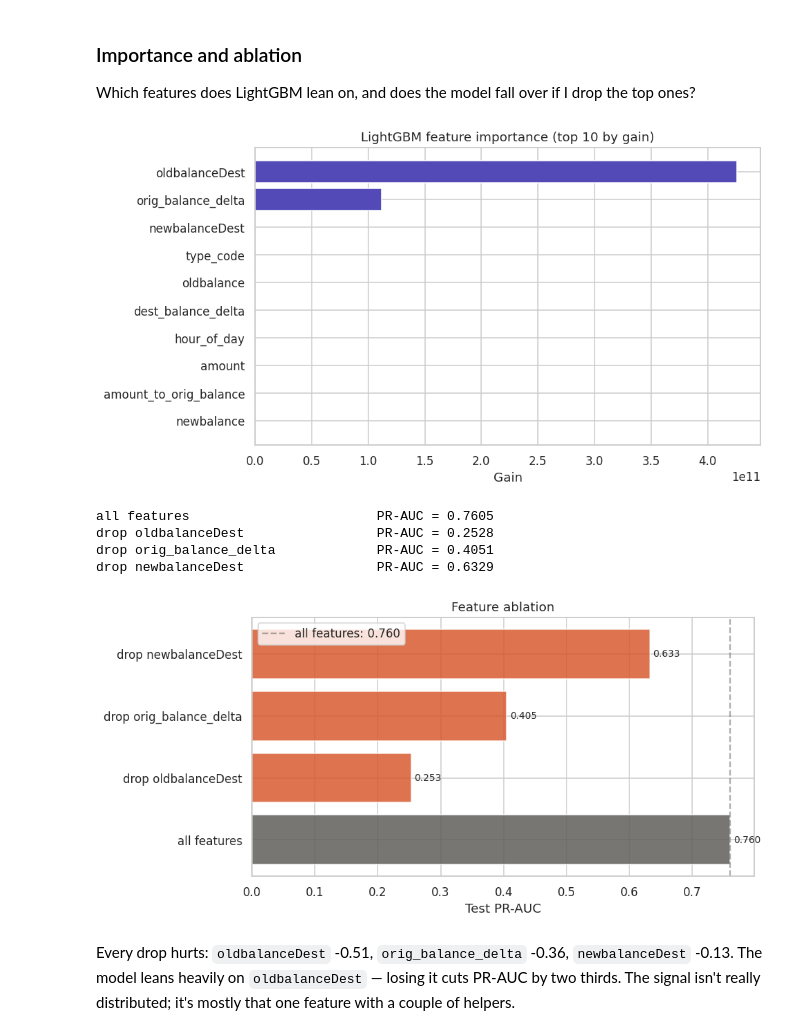
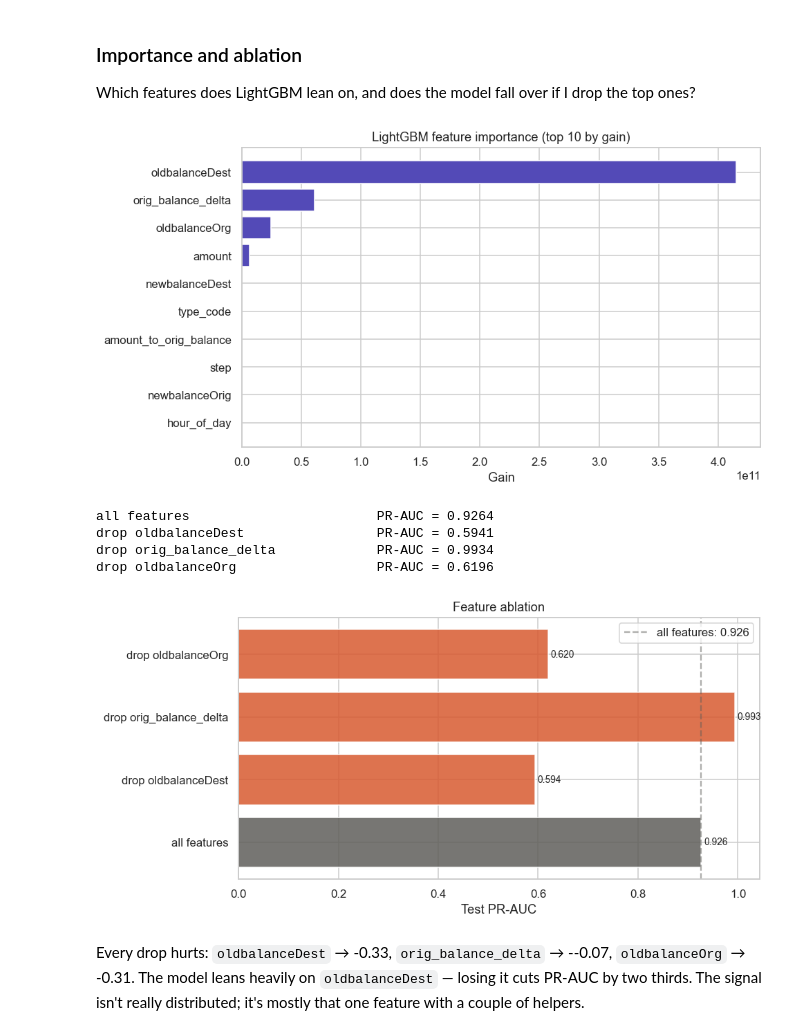
Before and after one commit to silasyakalim/fraud-detection-mobile-money, a Jupyter notebook: notebooks/fraud_detection_analysis.ipynb, the cells around one changed output. Cells and saved outputs as stored; diff of their text form; code cells hidden in the pictures.

```diff
--- a/notebooks/fraud_detection_analysis.ipynb
+++ b/notebooks/fraud_detection_analysis.ipynb
@@ -279,8 +279,8 @@ FEATURE_COLS = [
     'step',
     'type_code',
     'amount',
-    'oldbalance',
-    'newbalance',
+    'oldbalanceOrg',
+    'newbalanceOrig',
     'oldbalanceDest',
     'newbalanceDest',
     'balance_drained',
@@ -403,9 +403,9 @@ Fold 2: PR-AUC=0.7920, P@0.5%=0.2840, best_iter=14, trained in 1.55s
 # %%
 summary = pd.DataFrame([
-    {'model': 'LR', 'metric': 'PR-AUC', 'mean': 0.9449, 'std': 0.0286},
-    {'model': 'LGB', 'metric': 'PR-AUC', 'mean': 0.7344, 'std': 0.0409},
+    {'model': 'LR', 'metric': 'PR-AUC', 'mean': 0.9478, 'std': 0.0269},
+    {'model': 'LGB', 'metric': 'PR-AUC', 'mean': 0.7074, 'std': 0.2026},
     {'model': 'LR', 'metric': 'P@0.5%', 'mean': 0.2566, 'std': 0.0210},
-    {'model': 'LGB', 'metric': 'P@0.5%', 'mean': 0.2579, 'std': 0.0307},
+    {'model': 'LGB', 'metric': 'P@0.5%', 'mean': 0.2621, 'std': 0.0249},
 ])
 fig, axes = plt.subplots(1, 2, figsize=(11, 4))
 for ax, metric in zip(axes, ['PR-AUC', 'P@0.5%']):
@@ -592,9 +592,9 @@ ax.set_xlabel('Gain')
 ax.set_title('LightGBM feature importance (top 10 by gain)')
 plt.tight_layout()
 # %% [output]
-[figure, old version]
+[figure, new version]
 # %%
-top_to_drop = ['oldbalanceDest', 'orig_balance_delta', 'newbalanceDest']
+top_to_drop = ['oldbalanceDest', 'orig_balance_delta', 'oldbalanceOrg']
 ablation = {}
 
 # Baseline: all features
@@ -619,30 +619,30 @@ for feat_name in top_to_drop:
 for k, v in ablation.items():
     print(f'{k:35s} PR-AUC = {v:.4f}')
 # %% [output]
-all features                        PR-AUC = 0.7605
-drop oldbalanceDest                 PR-AUC = 0.2528
-drop orig_balance_delta             PR-AUC = 0.4051
-drop newbalanceDest                 PR-AUC = 0.6329
+all features                        PR-AUC = 0.9264
+drop oldbalanceDest                 PR-AUC = 0.5941
+drop orig_balance_delta             PR-AUC = 0.9934
+drop oldbalanceOrg                  PR-AUC = 0.6196
 # %%
 df_abl = pd.DataFrame([
     {'setting': k, 'pr_auc': v} for k, v in ablation.items()
 ]).set_index('setting')
 
 fig, ax = plt.subplots(figsize=(9, 4.5))
 colors = ['#5F5E5A' if s == 'all features' else '#D85A30' for s in df_abl.index]
 ax.barh(df_abl.index, df_abl['pr_auc'], color=colors, alpha=0.85)
-ax.axvline(0.7605, color='#5F5E5A', linestyle='--',
-           alpha=0.5, label='all features: 0.760')
+ax.axvline(0.9264, color='#5F5E5A', linestyle='--',
+           alpha=0.5, label='all features: 0.926')
 ax.set_xlabel('Test PR-AUC')
 ax.set_title('Feature ablation')
 ax.legend()
 for i, v in enumerate(df_abl['pr_auc']):
     ax.text(v + 0.005, i, f'{v:.3f}', va='center', fontsize=9)
 plt.tight_layout()
 # %% [output]
-[figure, old version]
+[figure, new version]
 # %% [markdown]
-Every drop hurts: `oldbalanceDest` -0.51, `orig_balance_delta` -0.36, `newbalanceDest` -0.13. The model leans heavily on `oldbalanceDest` — losing it cuts PR-AUC by two thirds. The signal isn't really distributed; it's mostly that one feature with a couple of helpers.
+Every drop hurts: `oldbalanceDest` → -0.33, `orig_balance_delta` → --0.07, `oldbalanceOrg` → -0.31. The model leans heavily on `oldbalanceDest` — losing it cuts PR-AUC by two thirds. The signal isn't really distributed; it's mostly that one feature with a couple of helpers.
 # %% [markdown]
 ## Wrap-up
 
```
Also changed, not shown: parts of 24 cells of this notebook, 12 other files.
